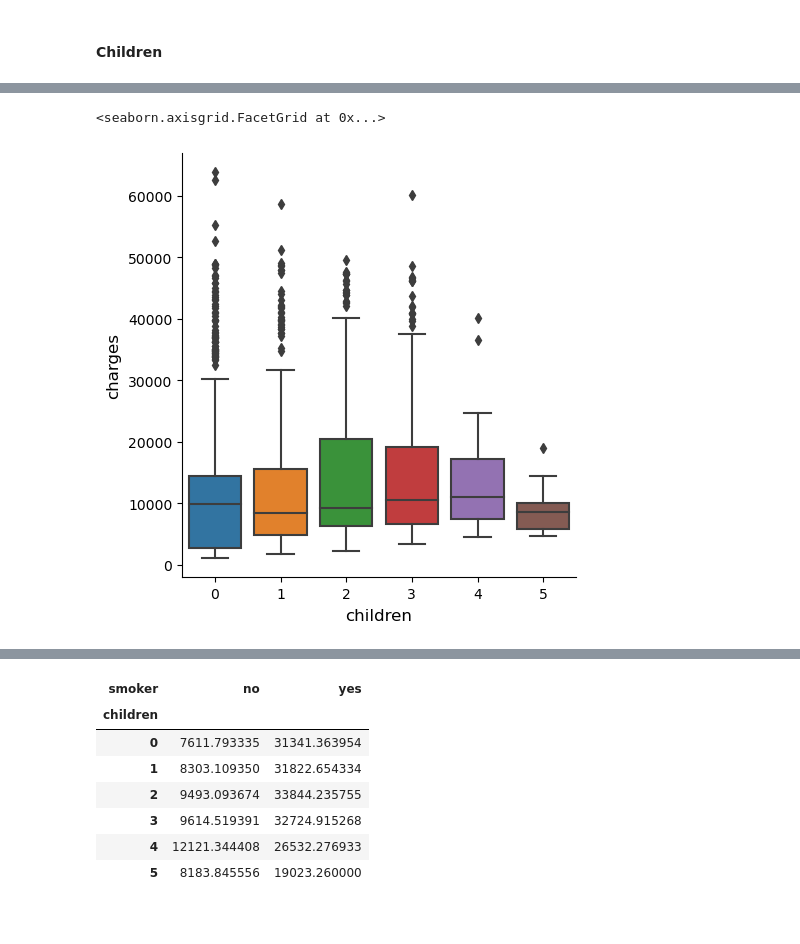
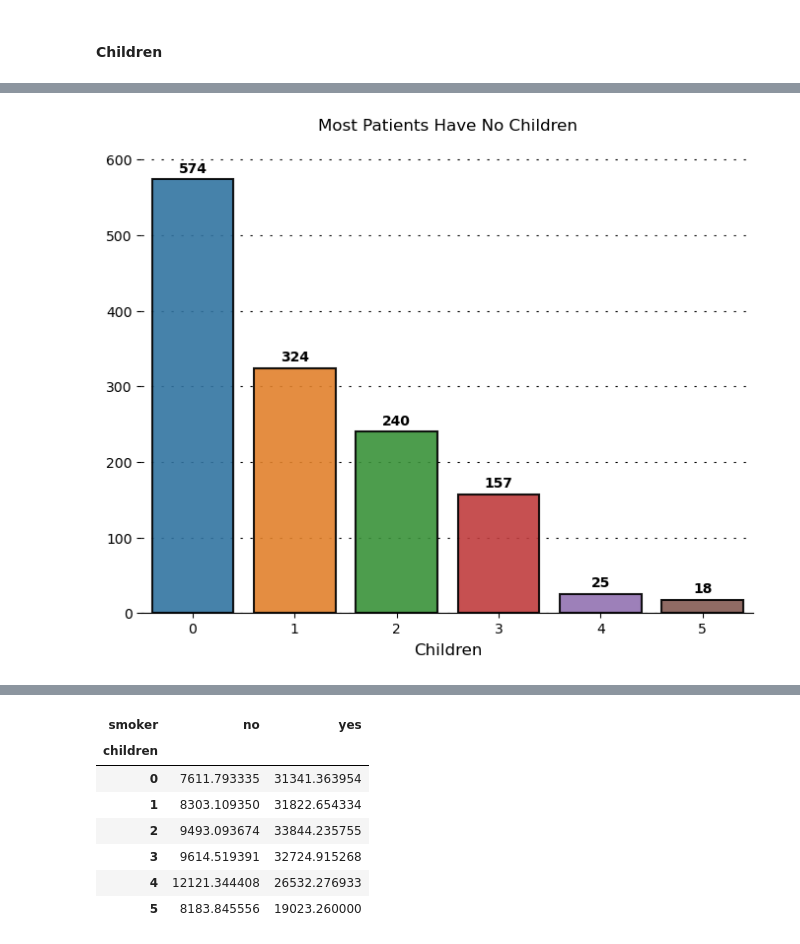
Before and after one commit to KyleThomson99/Portfolio, a Jupyter notebook: Healthcare_Cost_Analysis/EDA.ipynb, the cells around one changed output, grey strips where cells are left out. Cells and saved outputs as stored; diff of their text form; code cells hidden in the pictures.

```diff
--- a/Healthcare_Cost_Analysis/EDA.ipynb
+++ b/Healthcare_Cost_Analysis/EDA.ipynb
@@ -420,10 +362,31 @@ Name: children, dtype: int64
-# %%
-sns.catplot(
-    data = df,
-    x = 'children',
-    y = 'charges',
-    kind = 'box'
-)
-# %% [output]
-<seaborn.axisgrid.FacetGrid at 0x...>
-[figure, removed]
+# %%
+fig = plt.figure(figsize = (8,6))
+ax = sns.countplot(
+    data = df,
+    x = 'children',
+    edgecolor = 'black',
+    linewidth = 1.5,
+    alpha = 0.9,
+    zorder = 2
+)
+
+for dir in ['top', 'left', 'right']:
+    ax.spines[dir].set_visible(False)
+
+ax.grid(
+    which = 'both',
+    axis = 'y',
+    zorder = 1,
+    color = 'black',
+    linestyle = '-',
+    dashes = (2,7)
+)
+
+ax.set_ylabel(None)
+ax.set_xlabel('Children')
+ax.set_title('Most Patients Have No Children', pad = 20)
+
+ax.bar_label(ax.containers[0], fontweight = 'bold', padding = 3)
+plt.show()
+# %% [output]
+[figure, added]
```
Also changed, not shown: parts of 17 cells of this notebook.
